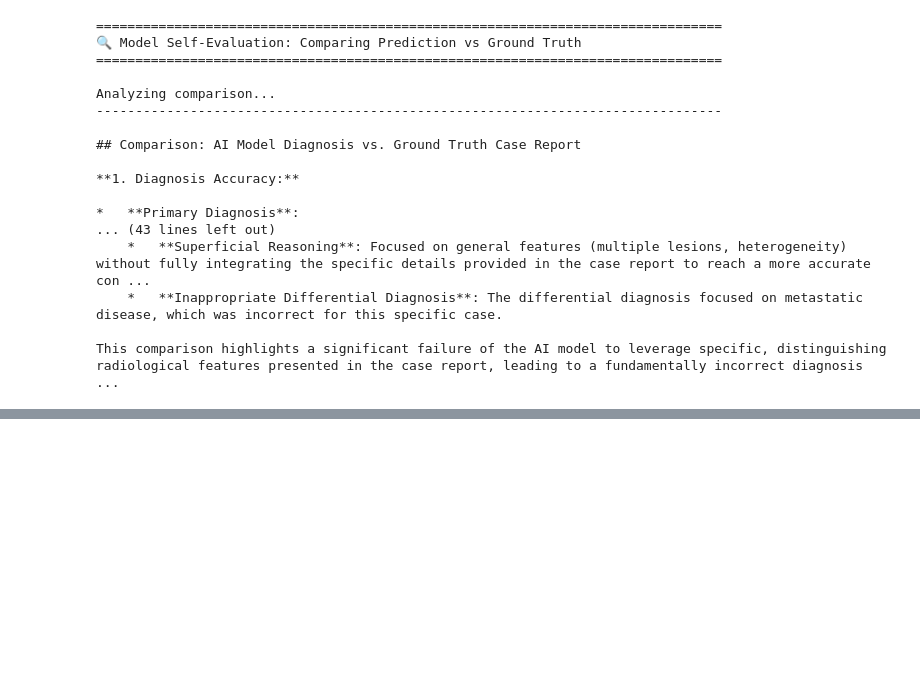
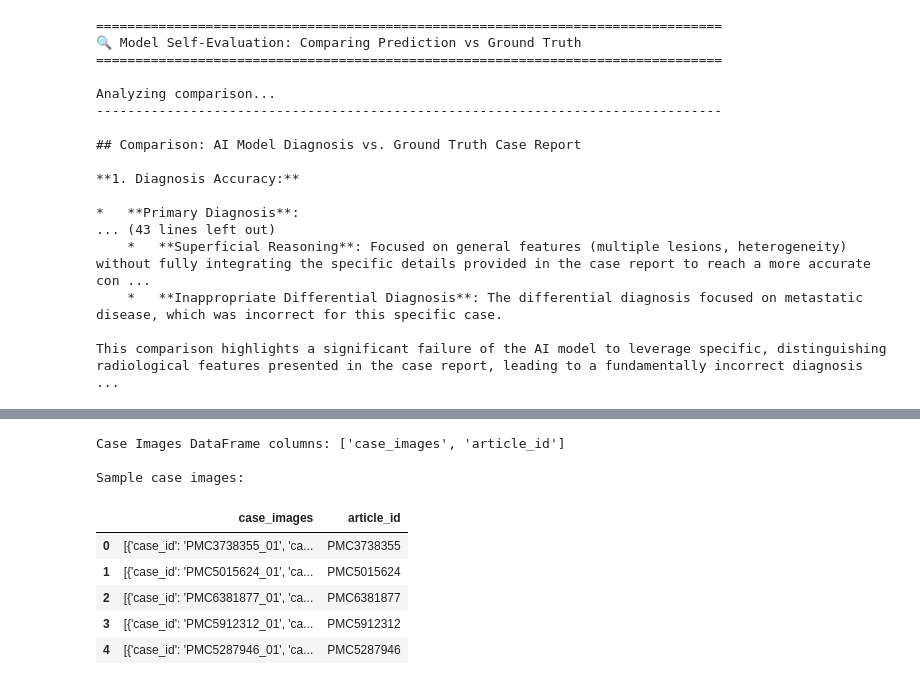
Before and after one commit to TejPotu/MedGemma, a Jupyter notebook: multicare_dataset.ipynb, the cells around one changed output, grey strips where cells are left out. Saved outputs shown, nothing was run; the diff lists cells and outputs as text; code cells hidden in the pictures; blank space fills up the shorter version.

```diff
--- a/multicare_dataset.ipynb
+++ b/multicare_dataset.ipynb
@@ -392,0 +435,15 @@ This comparison highlights a significant failure of the AI model to leverage spe
+# %%
+case_images_df = pd.read_parquet('medical_datasets/whole_multicare_dataset/case_images.parquet')
+print(f"Case Images DataFrame columns: {case_images_df.columns.tolist()}")
+print("\nSample case images:")
+case_images_df.head(5)
+# %% [output]
+Case Images DataFrame columns: ['case_images', 'article_id']
+
+Sample case images:
+|  | case_images | article_id |
+| 0 | [{'case_id': 'PMC3738355_01', 'ca... | PMC3738355 |
+| 1 | [{'case_id': 'PMC5015624_01', 'ca... | PMC5015624 |
+| 2 | [{'case_id': 'PMC6381877_01', 'ca... | PMC6381877 |
+| 3 | [{'case_id': 'PMC5912312_01', 'ca... | PMC5912312 |
+| 4 | [{'case_id': 'PMC5287946_01', 'ca... | PMC5287946 |
```
Also changed, not shown: parts of 5 cells of this notebook, 30 other files.
